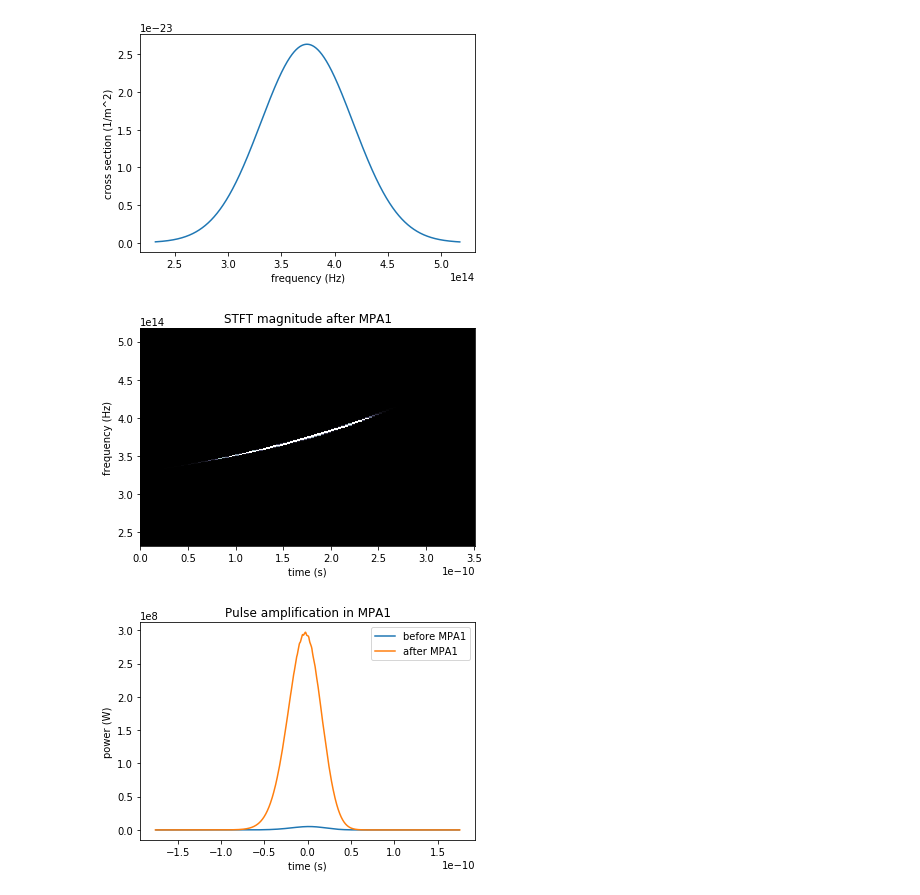
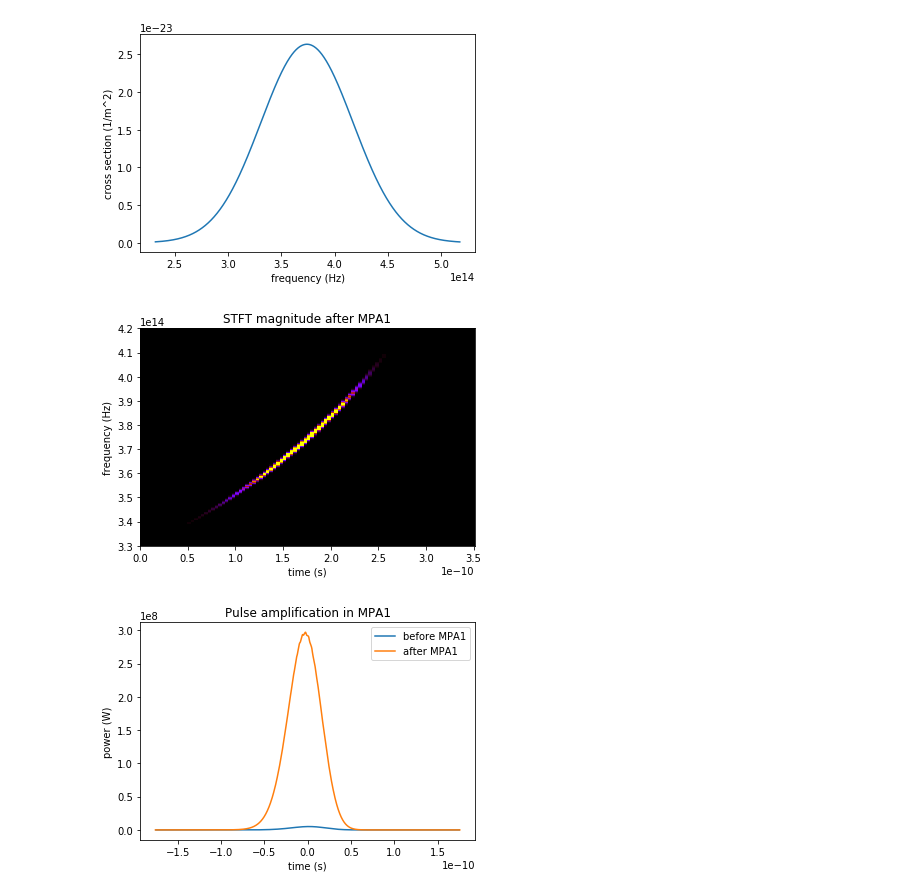
Before and after one commit to patinkaew/Project-SCALLOPS, a Jupyter notebook: notebook/spectral_amplification.ipynb, the cells around one changed output. Saved outputs shown, nothing was run; the diff lists cells and outputs as text; code cells hidden in the pictures.

```diff
--- a/notebook/spectral_amplification.ipynb
+++ b/notebook/spectral_amplification.ipynb
@@ -243,15 +245,16 @@ after_MPA1_stft_signal = after_MPA1_stft_signal / stft_scaling
 after_MPA1_time, after_MPA1_complex_t = signal.istft(after_MPA1_stft_signal, freq_sampling, window = fwindow, input_onesided = False)
 after_MPA1_time = after_MPA1_time - np.amax(after_MPA1_time)/2 # shift time to be centered at zero
 # %%
-cmap = 'bone'
-vmax = 0.025
+cmap = 'gnuplot'
+vmax = 0.25
 plt.pcolormesh(time_pile, freq_pile, np.absolute(after_MPA1_stft_signal) / np.amax(np.absolute(after_MPA1_stft_signal)), vmax = vmax, cmap = cmap)
 plt.title('STFT magnitude after MPA1')
 plt.xlabel('time (s)')
 plt.ylabel('frequency (Hz)')
+plt.ylim((3.3e14, 4.2e14))
 plt.show()
 # %% [output]
-[figure, old version]
+[figure, new version]
 # %%
 # convert to power
 stretched_power_t = np.absolute(stretched_complex_t)**2
```
Also changed, not shown: parts of 5 cells of this notebook, 5 other files.
